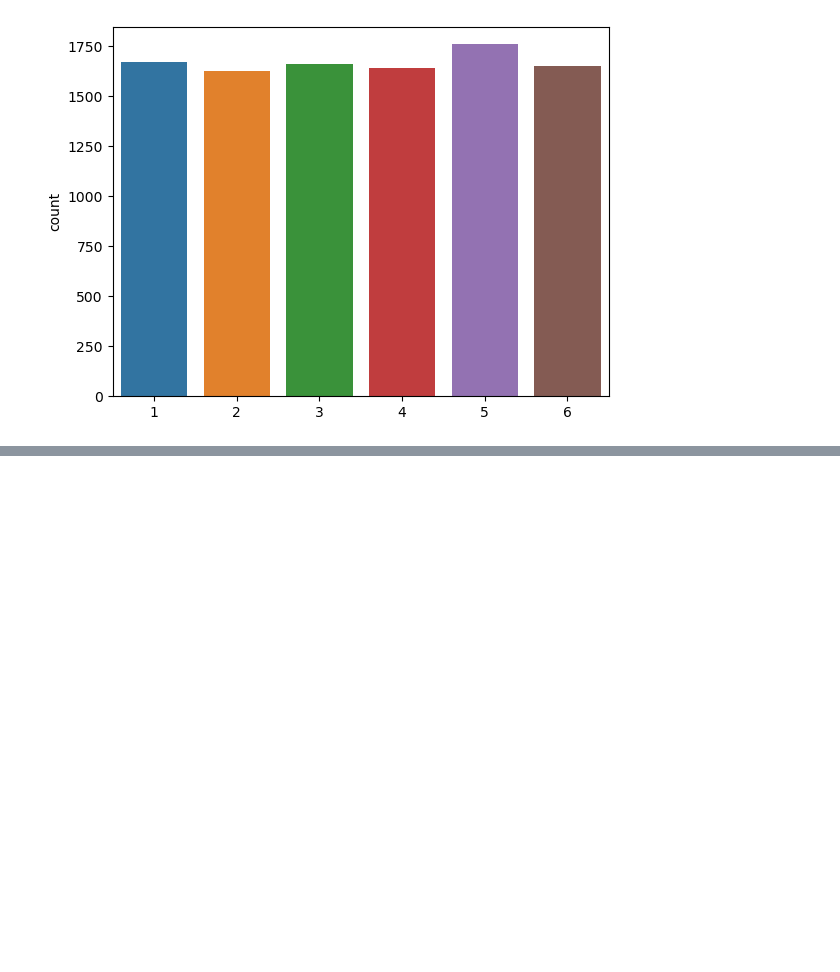
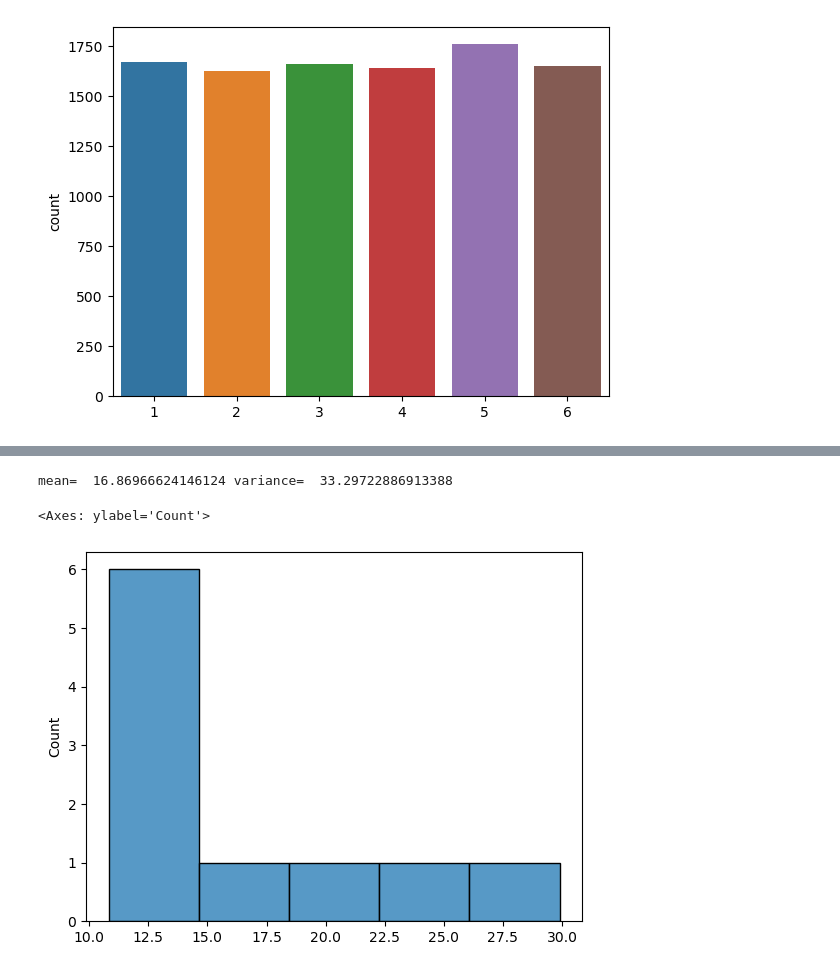
Before and after one commit to Abeermorshdy/Applied-Math, a Jupyter notebook: D4-stats.ipynb, the cells around one changed output, grey strips where cells are left out. Cells and saved outputs as stored; diff of their text form; code cells hidden in the pictures; blank space fills up the shorter version.

```diff
--- a/D4-stats.ipynb
+++ b/D4-stats.ipynb
@@ -126,0 +152,10 @@ sns.countplot(x= data)
+# %%
+a = 10
+b = 30
+data = np.random.uniform(a, b, size = 10)
+print('mean= ', data.mean() , 'variance= ', data.var())
+sns.histplot(x= data)
+# %% [output]
+mean=  16.86966624146124 variance=  33.29722886913388
+<Axes: ylabel='Count'>
+[figure, added]
```
Also changed, not shown: parts of 6 cells of this notebook.
